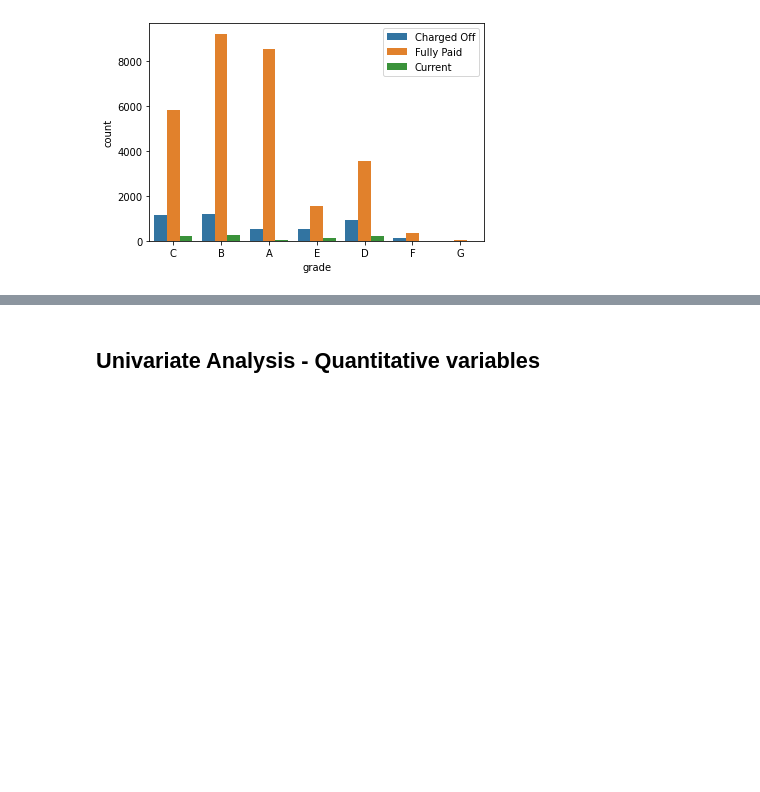
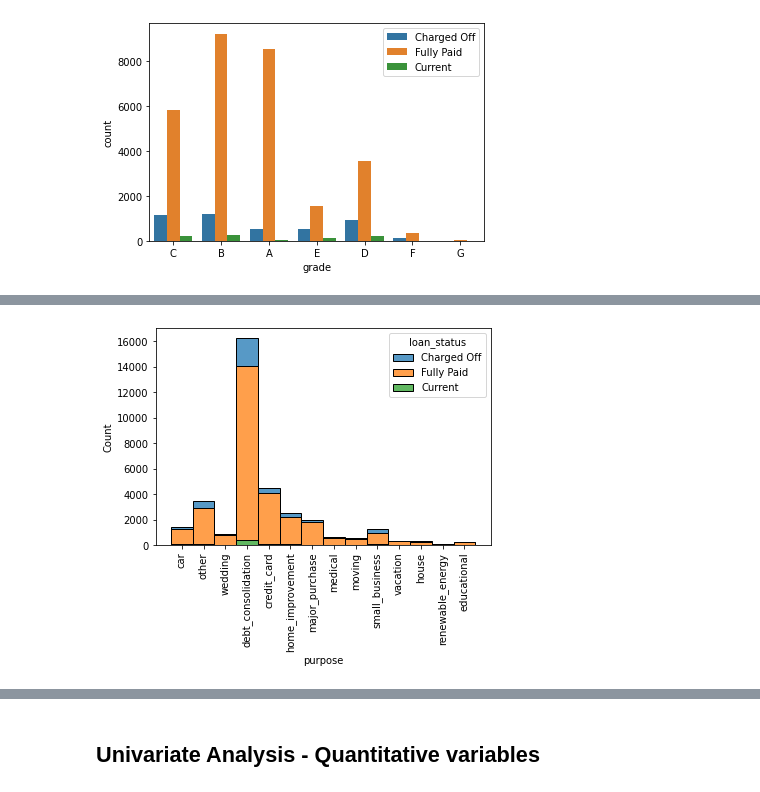
Before and after one commit to hargurjeet/Lending-Club-CaseStudy, a Jupyter notebook: Lending_Club_Case_Study.ipynb, the cells around one changed output, grey strips where cells are left out. Cells and saved outputs as stored; diff of their text form; code cells hidden in the pictures; blank space fills up the shorter version.

```diff
--- a/Lending_Club_Case_Study.ipynb
+++ b/Lending_Club_Case_Study.ipynb
@@ -492,0 +498,6 @@ plt.show()
+# %%
+sns.histplot(x=df6.purpose, hue=df6.loan_status, multiple="stack")
+plt.xticks(rotation=90)
+plt.show()
+# %% [output]
+[figure, added]
```
Also changed, not shown: parts of 3 cells of this notebook.
